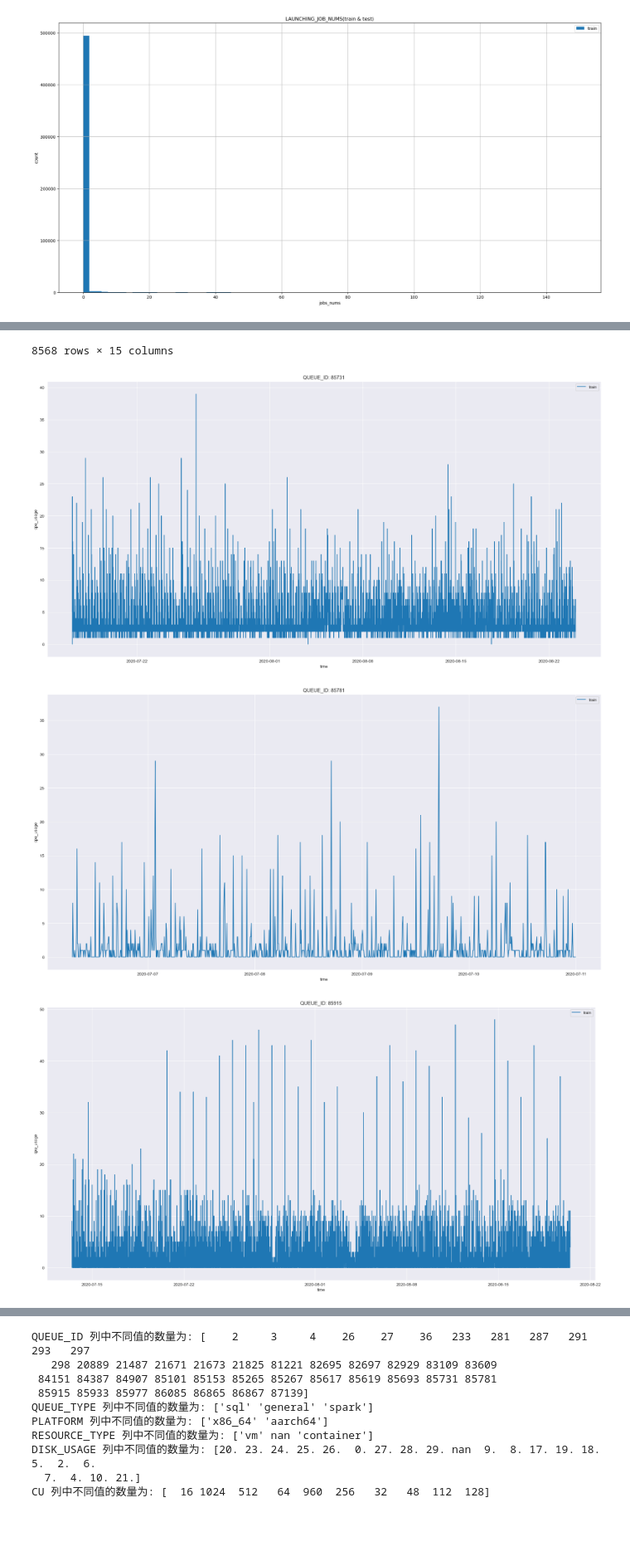
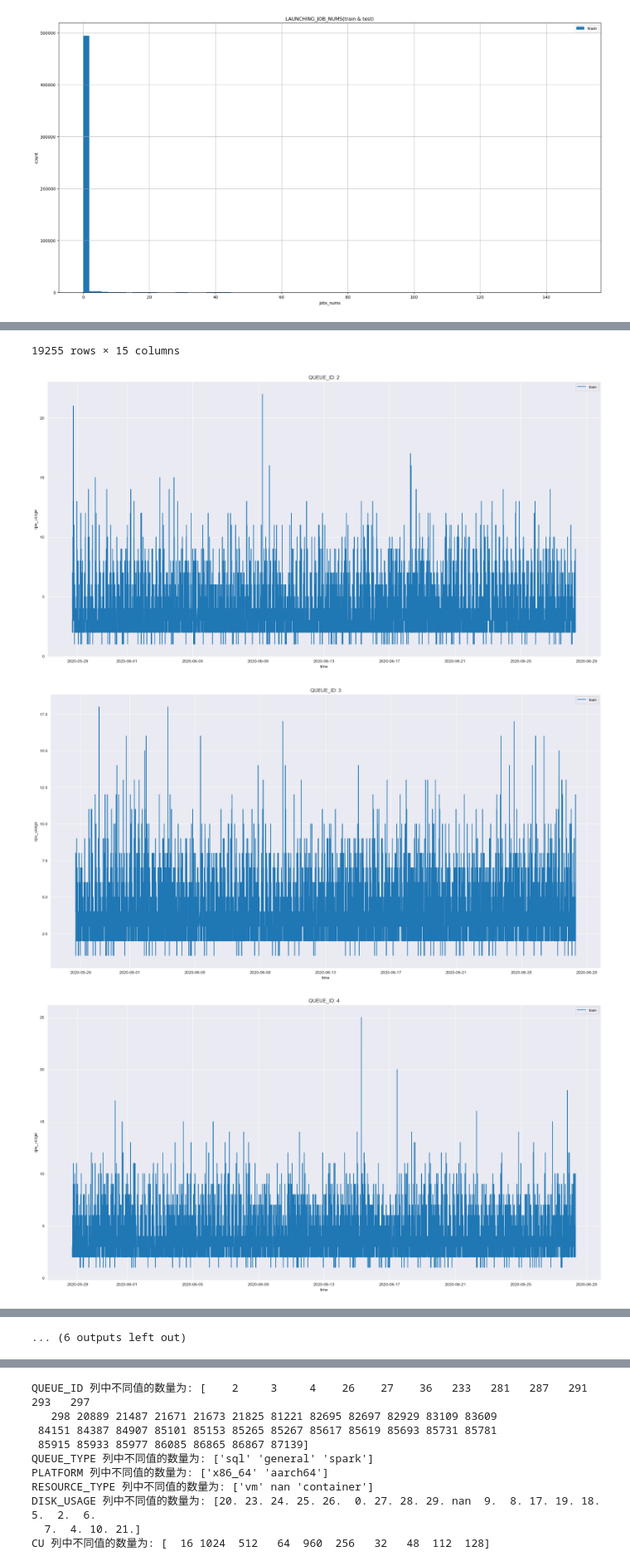
Before and after one commit to conghuhu/container_ts_prediction, a Jupyter notebook: eda.ipynb, the cells around one changed output, grey strips where cells are left out. Shown at 83% size. Cells and saved outputs as stored; diff of their text form; code cells hidden in the pictures; blank space fills up the shorter version.

```diff
--- a/eda.ipynb
+++ b/eda.ipynb
@@ -84,7 +84,7 @@ plt.show()
 [figure]
 # %%
 # 不同队列号的CPU占用率随时间变化
-queues = [2, 3, 4, 27, 36, 291, 85153, 85693]
+queues = [2, 3, 4, 27, 36, 233, 287, 291, 293, 21825, 82695, 82697, 82929, 83109, 85153, 85693]
 # 删 [26, 281, 297, 298, 20889, 21487, 21671, 21673, 81221, 84151, 83609, 85617]
 # 一周
 time_range = 12 * 24 * 30
@@ -124,4 +124,4 @@ for i in range(len(queues)):
-8568 rows × 15 columns
+19255 rows × 15 columns
-[figure, old version]
+[figure, new version]
-[figure, old version]
+[figure, new version]
-[figure, old version]
+[figure, new version]
@@ -134,3 +135,4 @@ for i in range(len(queues)):
+... (6 outputs left out)
 # %%
 # 相关性分析
 # Filtering the dataset for QUEUE_ID = 3 and QUEUE_ID = 36
```
Also changed, not shown: parts of 2 cells of this notebook, 33 other files.
